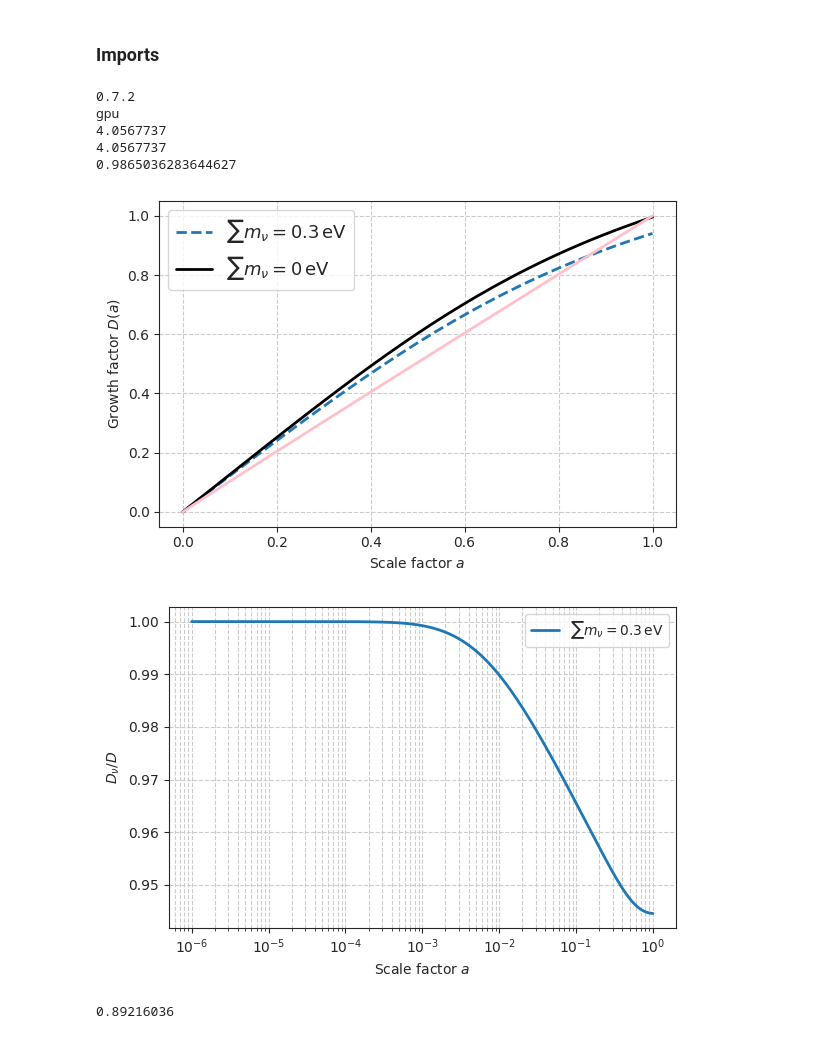
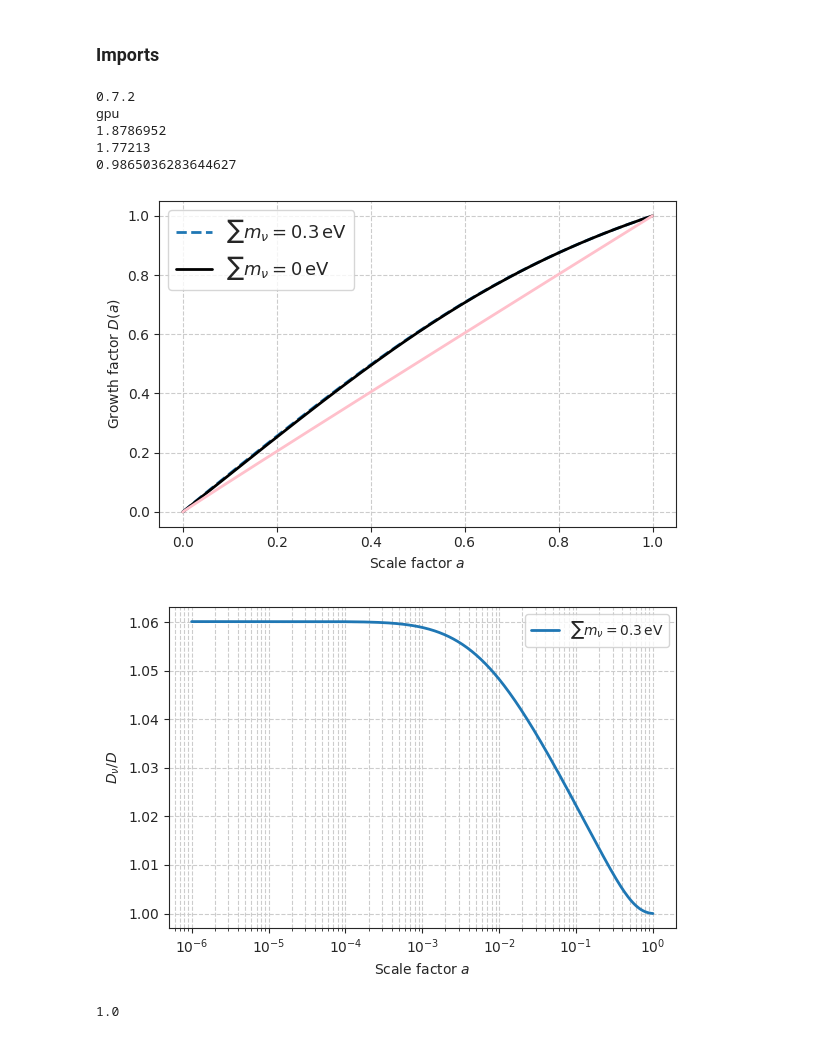
Before and after one commit to Xantyos13/DISCO-DJ, a Jupyter notebook: Neutrinos/Test_growth_DISCODJ.ipynb, the cells around one changed output. Drawn from its saved outputs; the diff is of its cells as text; code cells hidden in the pictures.

```diff
--- a/Neutrinos/Test_growth_DISCODJ.ipynb
+++ b/Neutrinos/Test_growth_DISCODJ.ipynb
@@ -39,7 +39,7 @@ cosmo = Cosmology(
     h=0.67,
     n_s=0.9667,
     sigma8=0.8159,
-    mnu=0.0
+    mnu=jnp.asarray([0,0,0])
 )
 
 growth = cosmo.compute_unnormed_growth(a, 1e-6)
@@ -51,6 +51,7 @@ D1 = growth["Dplus"]
 # Stockage des résultats neutrinos
 results = []
 
+
 # Boucle neutrinos
 for sum_masses in [0.3]:
     cosmo_nu = Cosmology(
@@ -59,7 +60,7 @@ for sum_masses in [0.3]:
         h=0.67,
         n_s=0.9667,
         sigma8=0.8159,
-        mnu=sum_masses/3
+        mnu=jnp.asarray([sum_masses/3,sum_masses/3,sum_masses/3] )
     )
 
     growth_nu = cosmo_nu.compute_unnormed_growth(a, 1e-6)
@@ -84,41 +85,41 @@ plt.plot(a, D1, color='black', lw=2, label=r"$\sum m_\nu = 0\,\mathrm{{eV}}$")
 plt.plot(a, a**(1-(3/5)*f_nu), color='pink', lw=2,)
 print((1-(3/5)*f_nu))
 
 plt.xlabel(r'Scale factor $a$')
 plt.ylabel(r'Growth factor $D(a)$')
 plt.legend(prop={'size': 13})
 plt.grid(True, which='both', ls='--')
 plt.tight_layout()
 plt.show()
 #plt.savefig('D_DJ.pgf')
 
 # ===== PLOT 2 : ratio
 plt.figure(figsize=(6,4))
 
 for sum_masses, D1_nu in results:
     plt.semilogx(a, D1_nu / D1, lw=2,
                  label=fr"$\sum m_\nu = {sum_masses}\,\mathrm{{eV}}$")
 
 plt.xlabel(r'Scale factor $a$')
 plt.ylabel(r'$D_{\nu}/D$')
 plt.legend(prop={'size': 10})
 plt.grid(True, which='both', ls='--')
 plt.tight_layout()
 plt.show()
 
 #plt.savefig('Ddiff_DJ.pgf')
 # %% [output]
 0.7.2
 gpu
-4.0567737
-4.0567737
+1.8786952
+1.77213
 0.9865036283644627
-[figure, old version]
+[figure, new version]
-[figure, old version]
+[figure, new version]
 # %%
 print((D1_nu[-1]/D1[-1])**2)
 # %% [output]
-0.89216036
+1.0
 # %%
 a = jnp.geomspace(1e-6, 1.0, 500)
 H = cosmo.H(a)
```
Also changed, not shown: parts of 1 cell of this notebook, 4 other files.
